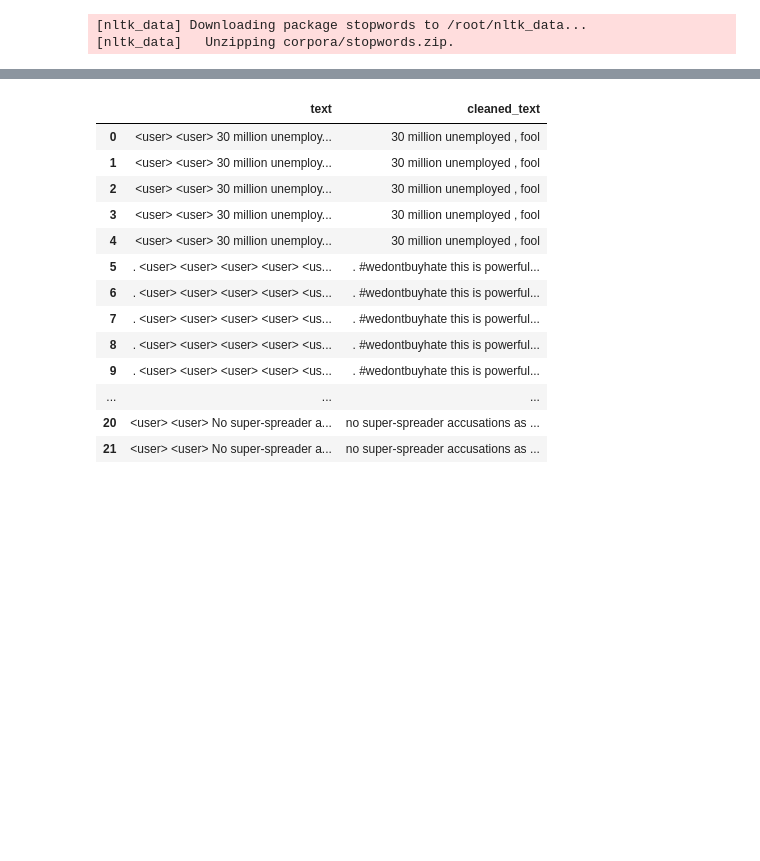
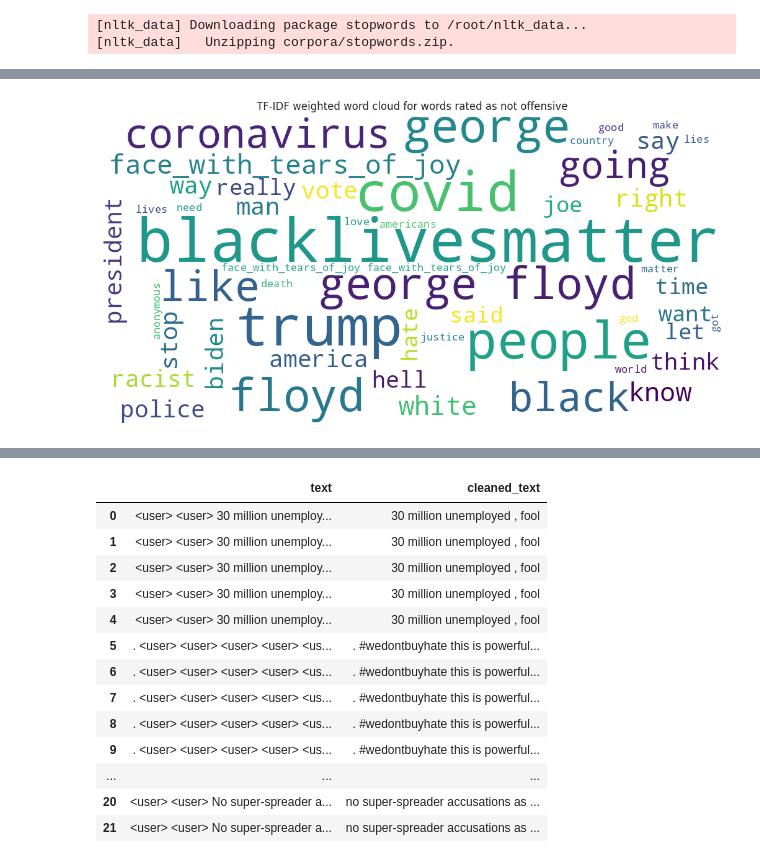
Before and after one commit to showmeinfinity/final_project, a Jupyter notebook: Step_1_Preprocessing_data_and_EDA.ipynb, the cells around one changed output, grey strips where cells are left out. Saved outputs shown, nothing was run; the diff lists cells and outputs as text; code cells hidden in the pictures; blank space fills up the shorter version.

```diff
--- a/Step_1_Preprocessing_data_and_EDA.ipynb
+++ b/Step_1_Preprocessing_data_and_EDA.ipynb
@@ -657,0 +815,3 @@ print(words_md_0)
+# %%
+top_features_notoffensive_md = top_tfidf_features(md_agreement_exploded, label_score=0, top_n=50)
+top_features_notoffensive_md
@@ -657,0 +864,4 @@ print(words_md_0)
+# %%
+generate_tfidf_wordcloud(top_features_notoffensive_md, "md_not_offensive_tfidfwordcloud.png", "not offensive")
+# %% [output]
+[figure, added]
```
Also changed, not shown: parts of 62 cells of this notebook.
